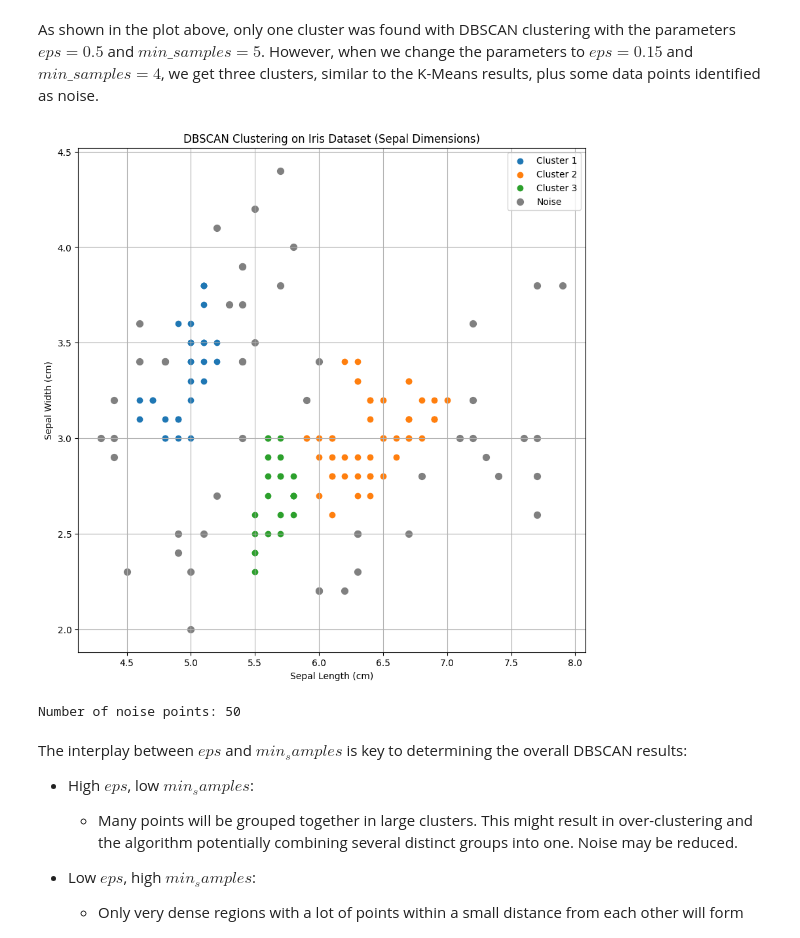
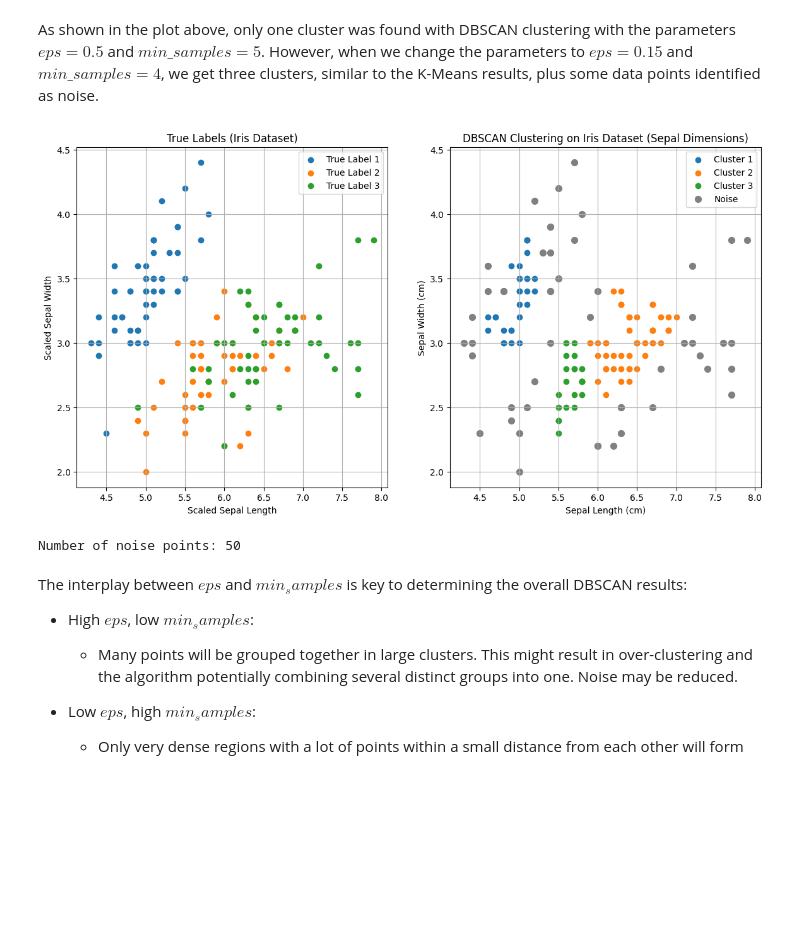
Before and after one commit to Hashir-Jamil/custering_tutorial_iris_dataset, a Jupyter notebook: clustering_iris.ipynb, the cells around one changed output. Cells and saved outputs as stored; diff of their text form; code cells hidden in the pictures; blank space fills up the shorter version.

```diff
--- a/clustering_iris.ipynb
+++ b/clustering_iris.ipynb
@@ -103,8 +129,21 @@ dbscan_labels = dbscan.fit_predict(X)
 # Get unique labels (-1 represents noise)
 unique_labels = set(dbscan_labels)
 
-# Plot the clusters
-plt.figure(figsize=(10, 10))
+# Create two subplots to compare true labels and DBSCAN clustering results
+plt.figure(figsize=(14, 7))
+
+# Plot for true labels
+plt.subplot(1, 2, 1)
+for label in set(Y):
+    plt.scatter(X[Y == label, 0], X[Y == label, 1], label=f'True Label {label + 1}')
+plt.title("True Labels (Iris Dataset)")
+plt.xlabel("Scaled Sepal Length")
+plt.ylabel("Scaled Sepal Width")
+plt.legend()
+plt.grid()
+
+# Plot for DBSCAN clustering results
+plt.subplot(1, 2, 2)
 for label in unique_labels:
     if label == -1:
         # Noise points
@@ -118,6 +157,8 @@ plt.xlabel('Sepal Length (cm)')
 plt.ylabel('Sepal Width (cm)')
 plt.legend()
 plt.grid()
+
+plt.tight_layout()
 plt.show()
 
 # Handle noise (points labeled as -1 are considered noise)
@@ -144,32 +185,45 @@ As shown in the plot above, only one cluster was found with DBSCAN clustering wi
 # %%
 # Apply DBSCAN clustering
 dbscan = DBSCAN(eps=0.15, min_samples=4)
 labels = dbscan.fit_predict(X)
 
 # Get unique labels (-1 represents noise)
 unique_labels = set(labels)
 
-# Plot the clusters
-plt.figure(figsize=(10, 10))
+# Create two subplots to compare true labels and DBSCAN clustering results
+plt.figure(figsize=(14, 7))
+
+# Plot for true labels
+plt.subplot(1, 2, 1)
+for label in set(Y):
+    plt.scatter(X[Y == label, 0], X[Y == label, 1], label=f'True Label {label + 1}')
+plt.title("True Labels (Iris Dataset)")
+plt.xlabel("Scaled Sepal Length")
+plt.ylabel("Scaled Sepal Width")
+plt.legend()
+plt.grid()
+
+# Plot for DBSCAN clustering results
+plt.subplot(1, 2, 2)
 for label in unique_labels:
     if label == -1:
         # Noise points
         plt.scatter(X[labels == label, 0], X[labels == label, 1], c='gray', label='Noise', s=50)
     else:
         # Cluster points
         plt.scatter(X[labels == label, 0], X[labels == label, 1], label=f'Cluster {label + 1}')
 
 plt.title('DBSCAN Clustering on Iris Dataset (Sepal Dimensions)')
 plt.xlabel('Sepal Length (cm)')
 plt.ylabel('Sepal Width (cm)')
 plt.legend()
 plt.grid()
 plt.show()
 
 # Handle noise (points labeled as -1 are considered noise)
 print(f"Number of noise points: {list(labels).count(-1)}")
 # %% [output]
-[figure, old version]
+[figure, new version]
 Number of noise points: 50
 # %% [markdown]
 The interplay between $eps$ and $min_samples$ is key to determining the overall DBSCAN results:
```
Also changed, not shown: parts of 15 cells of this notebook, 1 other file.
